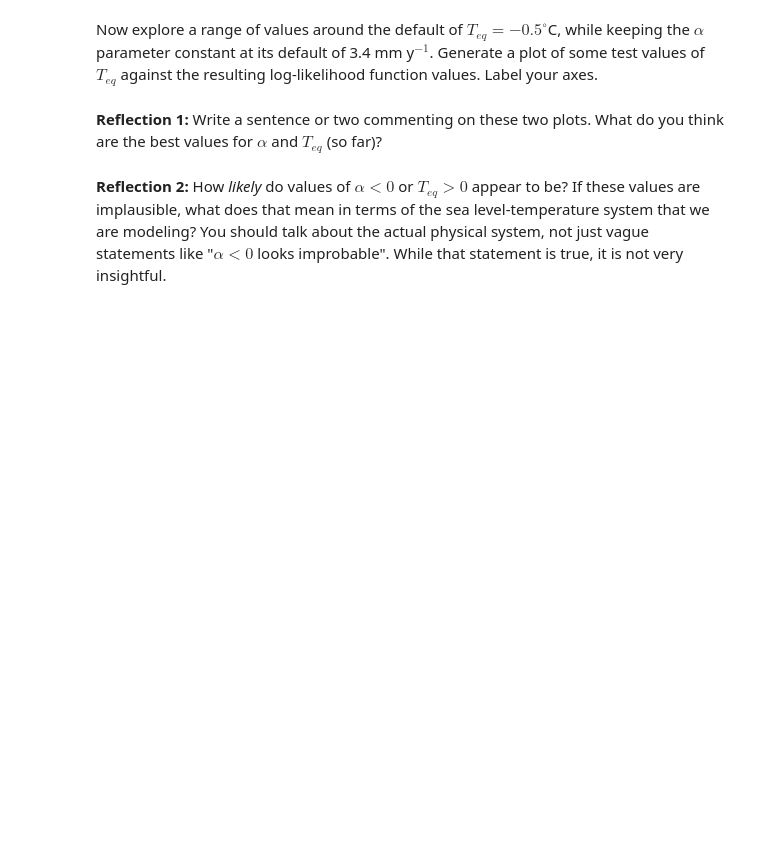
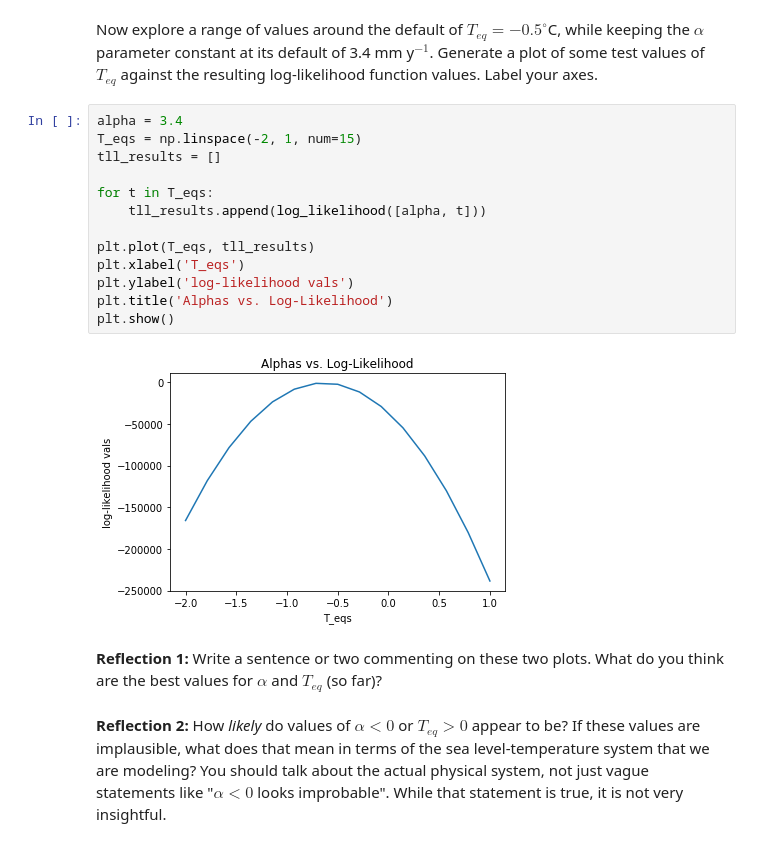
Before and after one commit to BrennonLee/AI, a Jupyter notebook: hw/csci3202_hw04_Brennon_Lee.ipynb, the cells around one changed output. Cells and saved outputs as stored; diff of their text form; blank space fills up the shorter version.

```diff
--- a/hw/csci3202_hw04_Brennon_Lee.ipynb
+++ b/hw/csci3202_hw04_Brennon_Lee.ipynb
@@ -219,5 +244,20 @@ Then, make a plot of the resulting log-likelihood values, as a function of the v
 # %% [markdown]
 Now explore a range of values around the default of $T_{eq}= -0.5 ^{\circ}$C, while keeping the $\alpha$ parameter constant at its default of 3.4 mm y$^{-1}$. Generate a plot of some test values of $T_{eq}$ against the resulting log-likelihood function values.  Label your axes.
+# %%
+alpha = 3.4
+T_eqs = np.linspace(-2, 1, num=15)
+tll_results = []
+
+for t in T_eqs:
+    tll_results.append(log_likelihood([alpha, t]))
+
+plt.plot(T_eqs, tll_results)
+plt.xlabel('T_eqs')
+plt.ylabel('log-likelihood vals')
+plt.title('Alphas vs. Log-Likelihood')
+plt.show()
+# %% [output]
+[figure, added]
 # %% [markdown]
 **Reflection 1:** Write a sentence or two commenting on these two plots.  What do you think are the best values for $\alpha$ and $T_{eq}$ (so far)?
 # %% [markdown]
```
Also changed, not shown: parts of 5 cells of this notebook.
